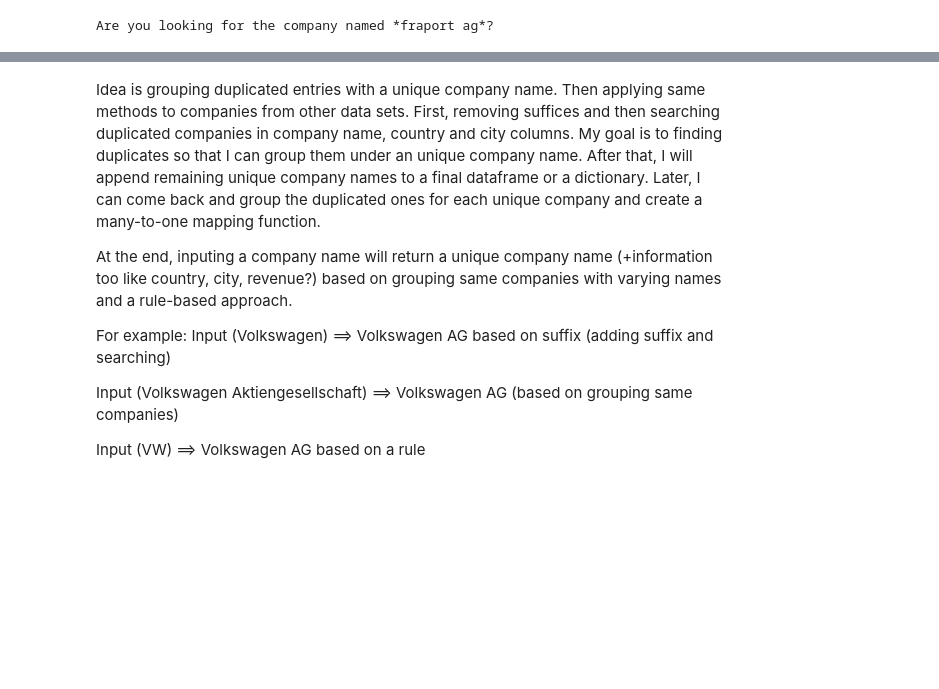
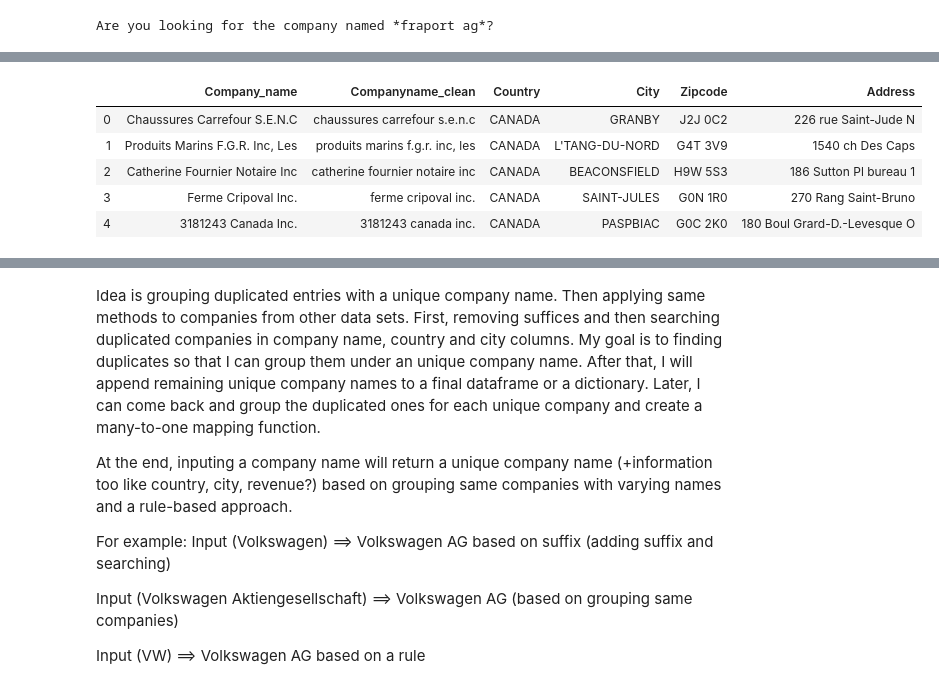
Before and after one commit to Can-Berk/Data_Analysis, a Jupyter notebook: MappingNames/ulist_companies.ipynb, the cells around one changed output, grey strips where cells are left out. Saved outputs shown, nothing was run; the diff lists cells and outputs as text; code cells hidden in the pictures; blank space fills up the shorter version.

```diff
--- a/MappingNames/ulist_companies.ipynb
+++ b/MappingNames/ulist_companies.ipynb
@@ -606,11 +608,11 @@ originalname_values = ulist.assign(City=lambda ulista: ulista.City.fillna("-")).
 #keys are simplified company names and values are originals+simplified
 # %%
 cleanname_values = ulist.assign(City=lambda ulista: ulista.City.fillna("-")).assign(Country=lambda ulista: ulista.Country.fillna("-")).assign(
-    Address=lambda ulista: ulista.Address.fillna("-")).groupby(
-    ['Companyname_clean', 'Country', 'City', 'Address'])[['Companyname_clean',  'Country', 'City']].apply(lambda g: list(map(tuple, g.values.tolist()))).to_dict()
+    Zipcode=lambda ulista: ulista.Zipcode.astype(str).fillna("-")).assign(Address_mto=lambda ulista: ulista.Address_mto.fillna("-")).groupby(
+    ['Companyname_clean', 'Country', 'City', 'Zipcode', 'Address_mto', 'Companyname_mto'])[['Companyname_clean',  'Country', 'City']].apply(lambda g: list(map(tuple, g.values.tolist()))).to_dict()
 
 originalname_values = ulist.assign(City=lambda ulista: ulista.City.fillna("-")).assign(Country=lambda ulista: ulista.Country.fillna("-")).assign(
-    Address=lambda ulista: ulista.Address.fillna("-")).groupby(
-    ['Companyname_clean', 'Country', 'City', 'Address'])[['Company_name',  'Country', 'City']].apply(lambda g: list(map(tuple, g.values.tolist()))).to_dict()
+    Zipcode=lambda ulista: ulista.Zipcode.astype(str).fillna("-")).assign(Address_mto=lambda ulista: ulista.Address_mto.fillna("-")).groupby(
+    ['Companyname_clean', 'Country', 'City', 'Zipcode', 'Address_mto', 'Companyname_mto'])[['Company_name',  'Country', 'City']].apply(lambda g: list(map(tuple, g.values.tolist()))).to_dict()
 
 #keys are simplified company names and values are originals+simplified
@@ -781,0 +833,5 @@ Are you looking for the company named *fraport ag*?
+# %%
+bdata_cols = ['company_name', 'country', 'city', 'zip', 'street']
+bdata = pd.read_csv(path + "20220831_BoldData_Q3.csv", usecols=bdata_cols)[bdata_cols]
+bdata = bdata.rename(columns={'company_name': 'Company_name', 'country': 'Country', 'city': 'City', 'zip': 'Zipcode', 'street': 'Address'})
+bdata.head()
@@ -781,0 +845,35 @@ Are you looking for the company named *fraport ag*?
+# %%
+# Update the city of an entry to zip when second letter of country is lower case. After that, update the country of an entry to city. Later, match zipcodes with country names
+country_err = bdata.loc[(bdata["Country"].str[1].str.islower()) | (bdata["Country"].str[2].fillna('').str.islower())].index
+
+bdata.loc[country_err, "Zipcode"] = bdata.loc[country_err, "City"]
+bdata.loc[country_err, "City"] = bdata.loc[country_err, "Country"]
+
+#1 country name entries with digits and special character ('\\N')
+country_err2 = bdata.loc[bdata["Country"].str.startswith('\\N'), "Country"].index   # new row character
+#2 country name entries with with digits
+country_err3 = bdata.loc[bdata["Country"].str.contains('(\d+)'), "Country"].index   # contains digit
+
+# Country column update
+country_update_index = list(country_err) + list(country_err2) + list(country_err3)
+
+country_updater = [x+1 for x in country_update_index]
+bdata.loc[country_update_index, "Country"] = bdata.loc[country_updater, "Country"].values
+# %%
+bdata['Company_name'] = bdata['Company_name'].str.strip()
+bdata = bdata.astype({"Country": str, "City": str})
+bdata["Country"] =bdata["Country"].str.upper().replace('\W', '').astype('category')
+bdata["City"] = bdata["City"].str.upper().replace('\W', '')
+bdata['Zipcode'] = bdata['Zipcode'].replace(r'^\s*$', np.nan, regex=True)
+bdata['Address'] = bdata['Address'].replace(r'^\s*$', np.nan, regex=True)
+bdata['Address'] = bdata['Address'].str.strip()
+bdata.insert(loc=1, column='Companyname_clean', value=bdata["Company_name"].str.lower())
+# %%
+bdata.head()
+# %% [output]
+|  | Company_name | Companyname_clean | Country | City | Zipcode | Address |
+| 0 | Chaussures Carrefour S.E.N.C | chaussures carrefour s.e.n.c | CANADA | GRANBY | J2J 0C2 | 226 rue Saint-Jude N |
+| 1 | Produits Marins F.G.R. Inc, Les | produits marins f.g.r. inc, les | CANADA | L'TANG-DU-NORD | G4T 3V9 | 1540 ch Des Caps |
+| 2 | Catherine Fournier Notaire Inc | catherine fournier notaire inc | CANADA | BEACONSFIELD | H9W 5S3 | 186 Sutton Pl bureau 1 |
+| 3 | Ferme Cripoval Inc. | ferme cripoval inc. | CANADA | SAINT-JULES | G0N 1R0 | 270 Rang Saint-Bruno |
+| 4 | 3181243 Canada Inc. | 3181243 canada inc. | CANADA | PASPBIAC | G0C 2K0 | 180 Boul Grard-D.-Levesque O |
```
Also changed, not shown: parts of 29 cells of this notebook.
